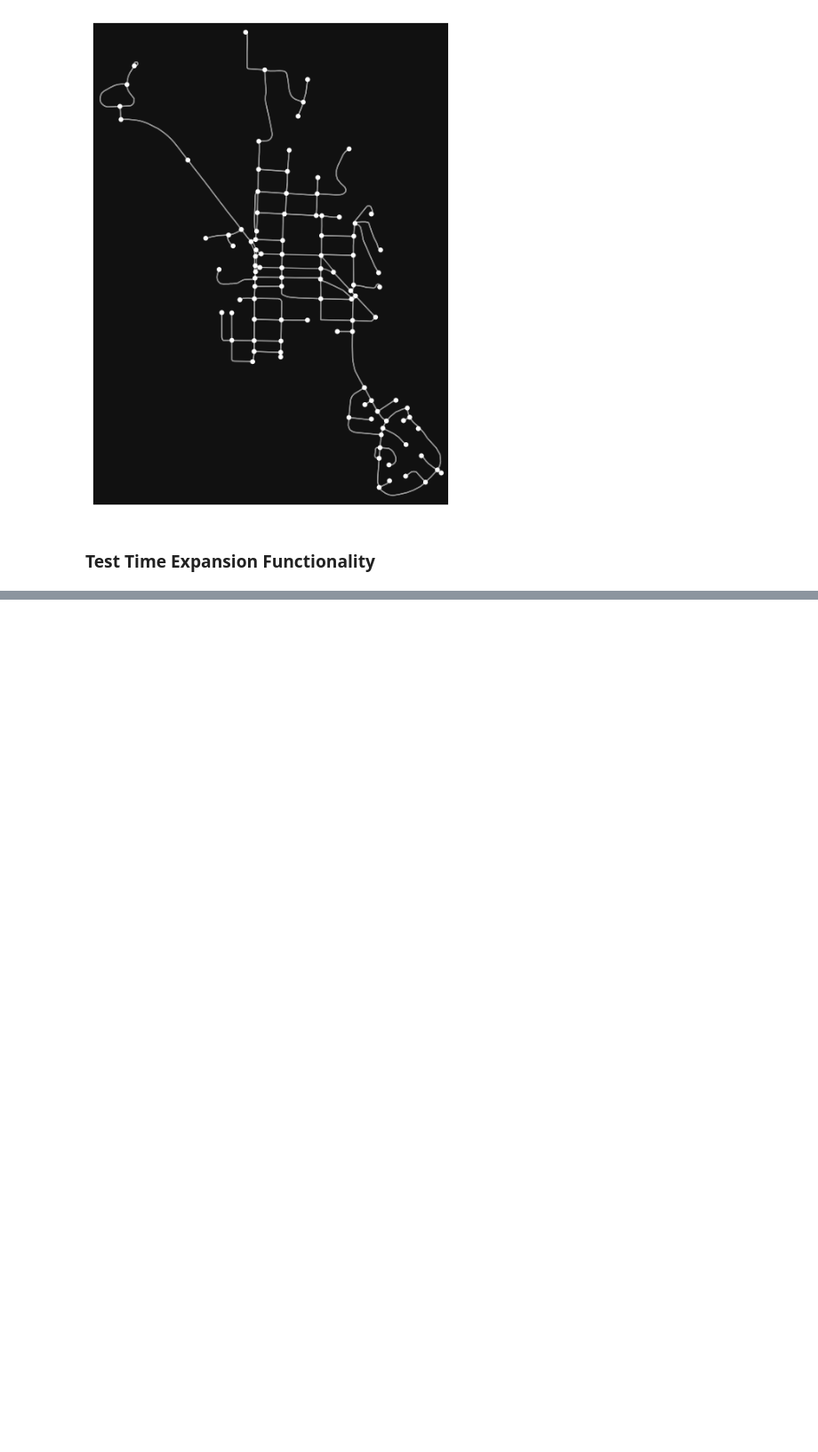
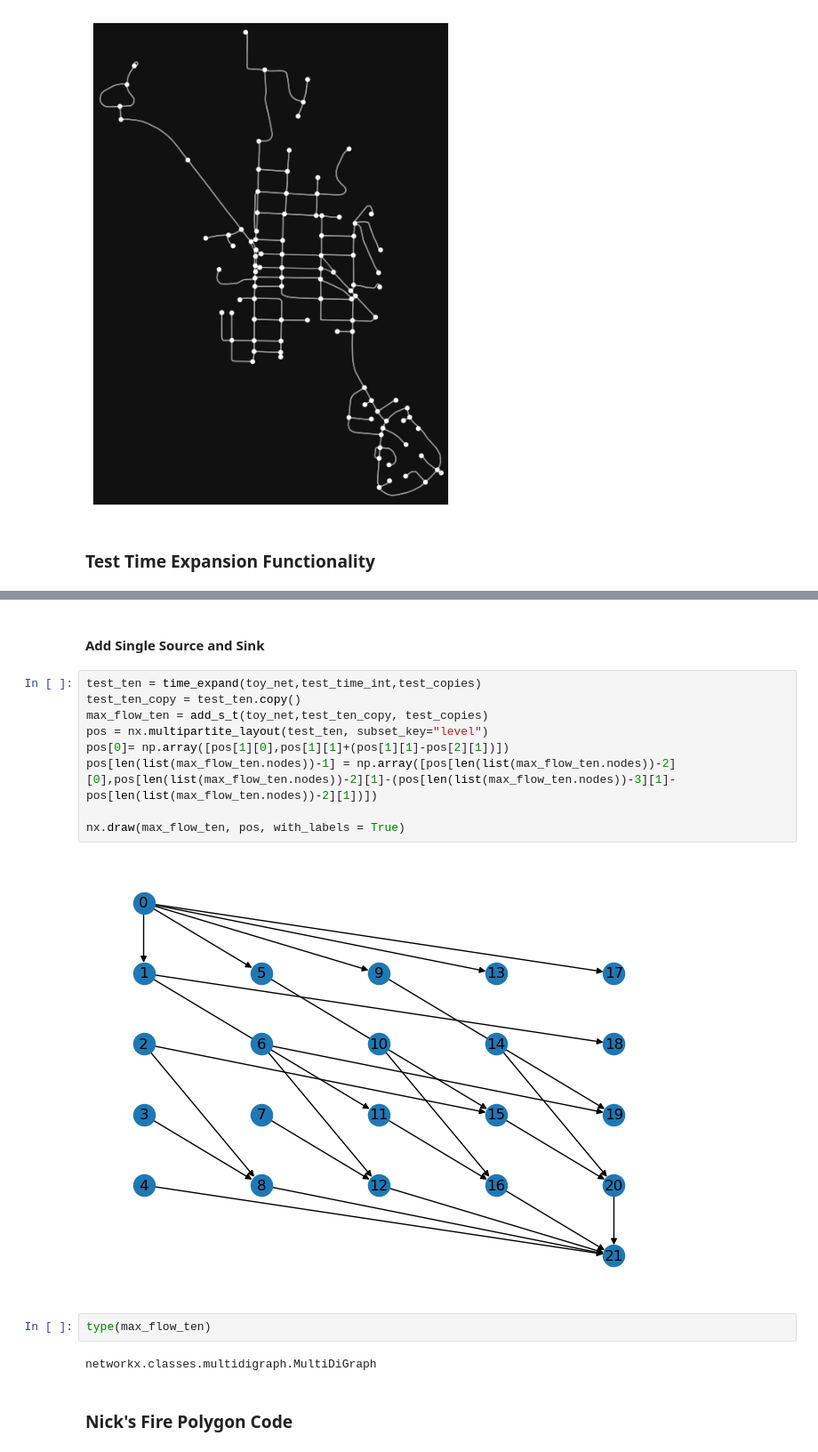
Before and after one commit to DillWithIt77/Fire_Evac_F22, a Jupyter notebook: Dynamic Flow Testing.ipynb, the cells around one changed output, grey strips where cells are left out. Shown at 89% size. Saved outputs shown, nothing was run; the diff lists cells and outputs as text; blank space fills up the shorter version.

Commit message:
adding source and sink testing

```diff
--- a/Dynamic Flow Testing.ipynb
+++ b/Dynamic Flow Testing.ipynb
@@ -218,0 +233,19 @@ The alternate element list is : [-122.515048, -122.327622]
+# %% [markdown]
+#### Add Single Source and Sink
+# %%
+test_ten = time_expand(toy_net,test_time_int,test_copies)
+test_ten_copy = test_ten.copy()
+max_flow_ten = add_s_t(toy_net,test_ten_copy, test_copies)
+pos = nx.multipartite_layout(test_ten, subset_key="level")
+pos[0]= np.array([pos[1][0],pos[1][1]+(pos[1][1]-pos[2][1])])
+pos[len(list(max_flow_ten.nodes))-1] = np.array([pos[len(list(max_flow_ten.nodes))-2][0],pos[len(list(max_flow_ten.nodes))-2][1]-(pos[len(list(max_flow_ten.nodes))-3][1]-pos[len(list(max_flow_ten.nodes))-2][1])])
+
+nx.draw(max_flow_ten, pos, with_labels = True)
+# %% [output]
+[figure, added]
+# %%
+type(max_flow_ten)
+# %% [output]
+networkx.classes.multidigraph.MultiDiGraph
+# %% [markdown]
+### Nick's Fire Polygon Code
```
Also changed, not shown: parts of 16 cells of this notebook.
